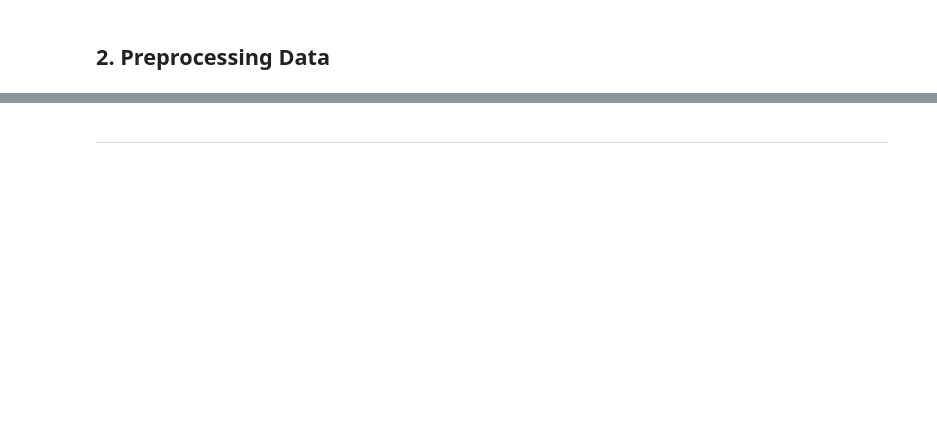
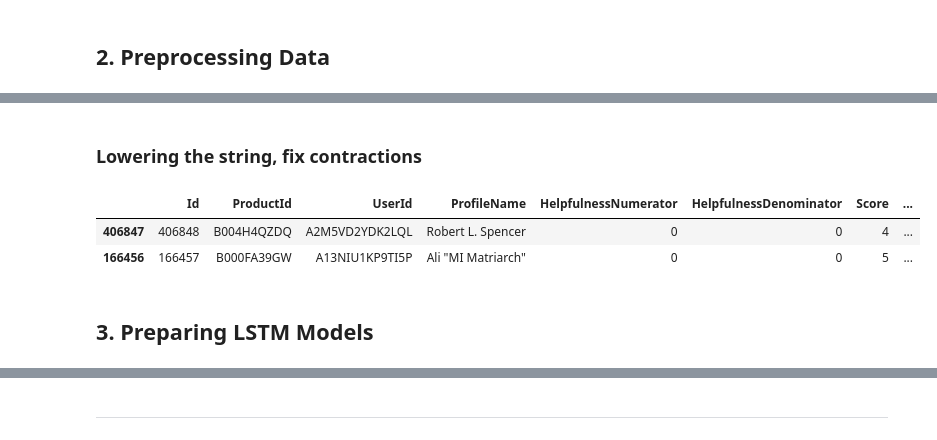
Before and after one commit to aadi1011/NLP-Food-Reviews, a Jupyter notebook: LSTM_Model.ipynb, the cells around one changed output, grey strips where cells are left out. Drawn from its saved outputs; the diff is of its cells as text; code cells hidden in the pictures; blank space fills up the shorter version.

```diff
--- a/LSTM_Model.ipynb
+++ b/LSTM_Model.ipynb
@@ -189,0 +227,76 @@ data.head(2)
+# %% [markdown]
+### Lowering the string, fix contractions
+# %%
+contraction_mapping = {
+    "ain't": "is not",
+    "aren't": "are not",
+    "can't": "cannot",
+    "could've": "could have",
+    "couldn't": "could not",
+    "didn't": "did not",
+    "doesn't": "does not",
+    "don't": "do not",
+    "hadn't": "had not",
+    "hasn't": "has not",
+    "haven't": "have not",
+    "he'd": "he would",
+    "he'll": "he will",
+    "he's": "he is",
+    "I'd": "I would",
+    "I'll": "I will",
+    "I'm": "I am",
+    "I've": "I have",
+    "isn't": "is not",
+    "it's": "it is",
+    "let's": "let us",
+    "mustn't": "must not",
+    "shan't": "shall not",
+    "she'd": "she would",
+    "she'll": "she will",
+    "she's": "she is",
+    "should've": "should have",
+    "shouldn't": "should not",
+    "that's": "that is",
+    "there's": "there is",
+    "they'd": "they would",
+    "they'll": "they will",
+    "they're": "they are",
+    "they've": "they have",
+    "we'd": "we would",
+    "we'll": "we will",
+    "we're": "we are",
+    "we've": "we have",
+    "weren't": "were not",
+    "what'll": "what will",
+    "what're": "what are",
+    "what's": "what is",
+    "what've": "what have",
+    "where's": "where is",
+    "who'd": "who would",
+    "who'll": "who will",
+    "who're": "who are",
+    "who's": "who is",
+    "who've": "who have",
+    "won't": "will not",
+    "wouldn't": "would not",
+    "you'd": "you would",
+    "you'll": "you will",
+    "you're": "you are",
+    "you've": "you have",
+    "'s": " is",
+    "'ll": " will",
+    "'d": " would",
+    "'ve": " have",
+    "'re": " are",
+    "n't": " not",
+}
+
+data['Text'] = data['Text'].apply(lambda x: [contraction_mapping.get(item, item) for item in x])
+data['Text'] = data['Text'].apply(lambda x: [item.lower() for item in x])
+data.head(2)
+# %% [output]
+|  | Id | ProductId | UserId | ProfileName | HelpfulnessNumerator | HelpfulnessDenominator | Score | ... |
+| 406847 | 406848 | B004H4QZDQ | A2M5VD2YDK2LQL | Robert L. Spencer | 0 | 0 | 4 | ... |
+| 166456 | 166457 | B000FA39GW | A13NIU1KP9TI5P | Ali "MI Matriarch" | 0 | 0 | 5 | ... |
+# %% [markdown]
+## 3. Preparing LSTM Models
```
Also changed, not shown: parts of 73 cells of this notebook.
